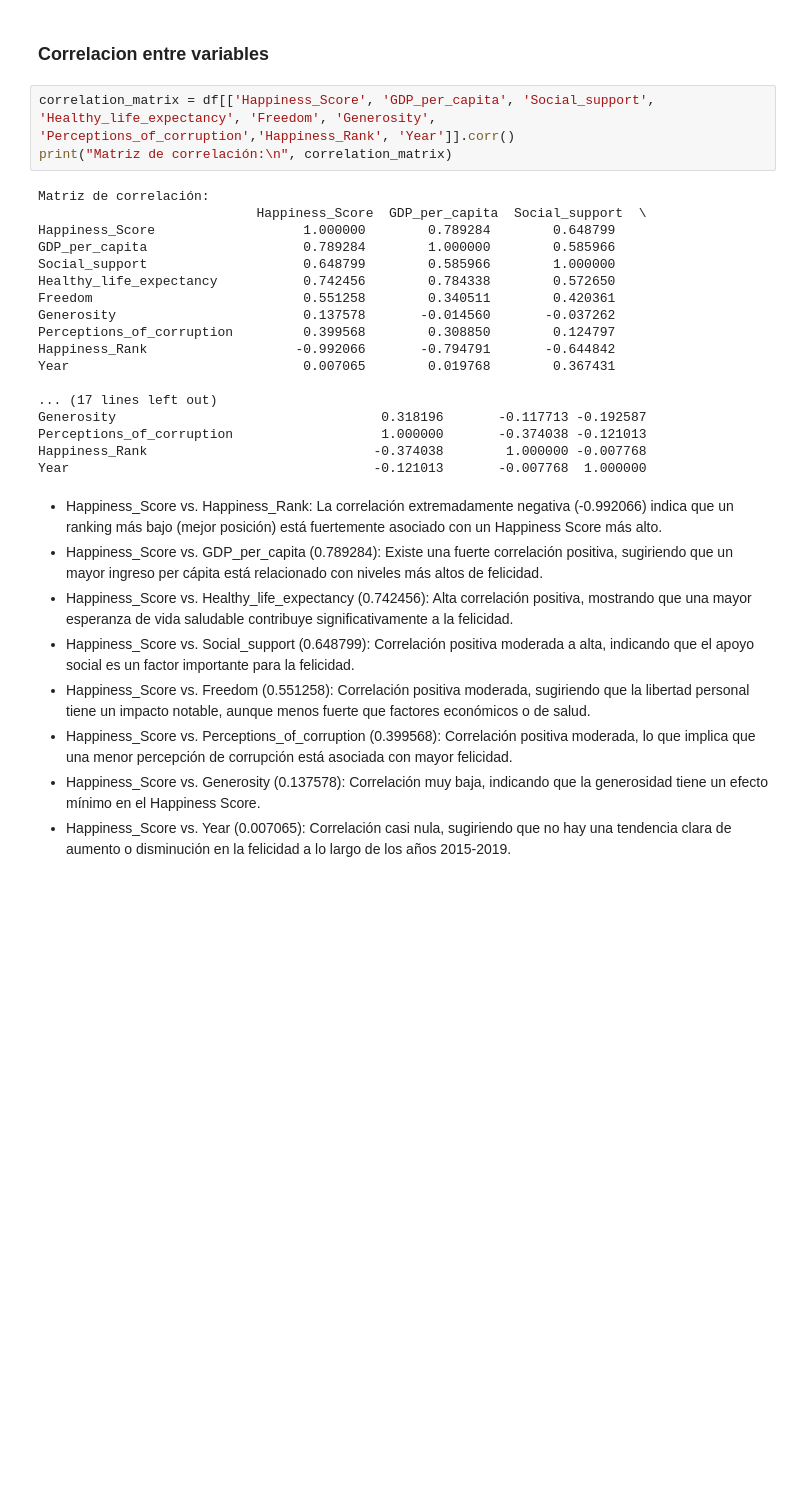
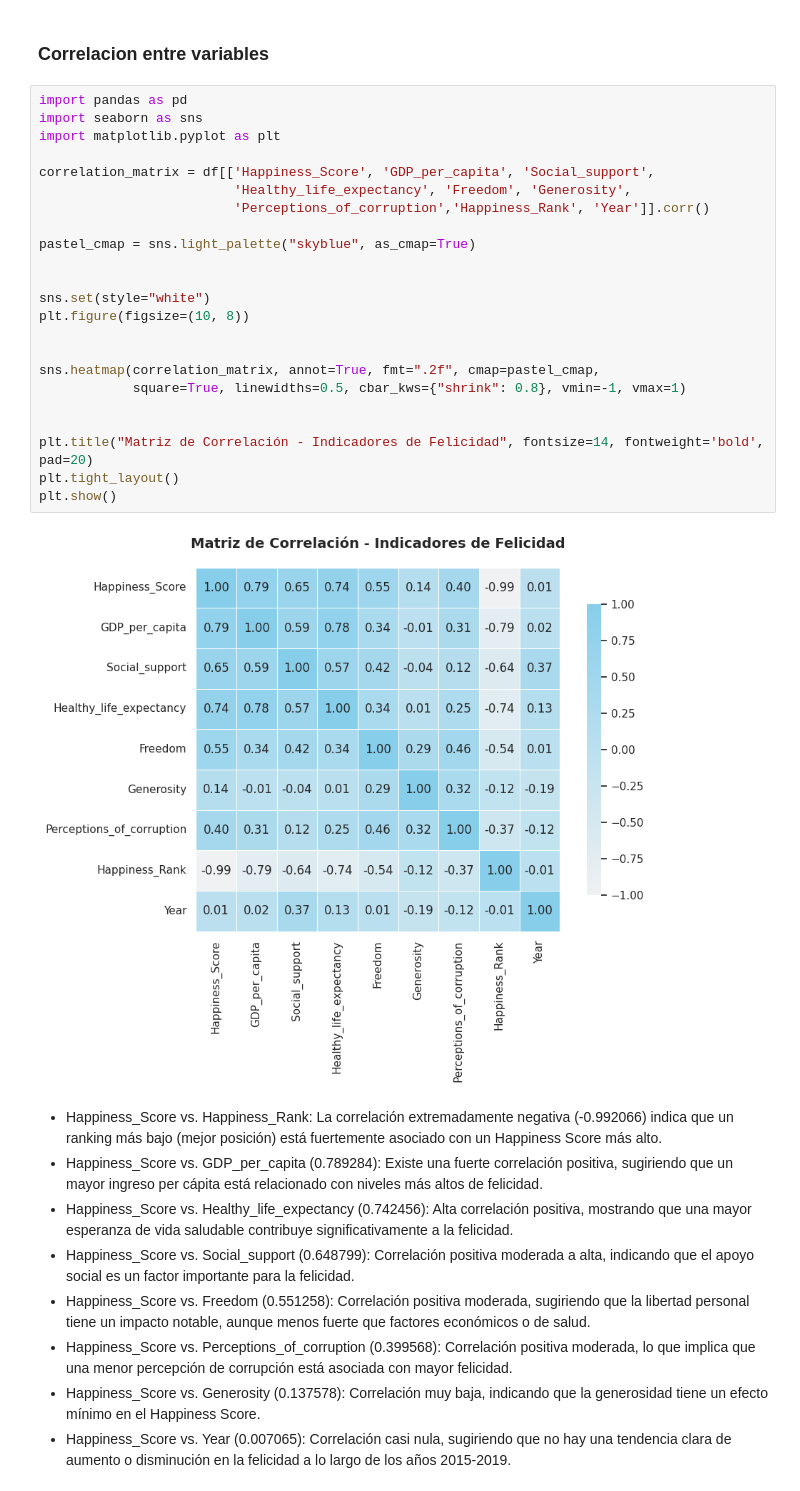
Before and after one commit to Michelburgos/Workshop-3, a Jupyter notebook: notebooks/001-EDA.ipynb, the cells around one changed output. Cells and saved outputs as stored; diff of their text form; blank space fills up the shorter version.

```diff
--- a/notebooks/001-EDA.ipynb
+++ b/notebooks/001-EDA.ipynb
@@ -701,26 +701,30 @@ df.describe()
 # %% [markdown]
 ### Correlacion entre variables
 # %%
-correlation_matrix = df[['Happiness_Score', 'GDP_per_capita', 'Social_support', 'Healthy_life_expectancy', 'Freedom', 'Generosity', 'Perceptions_of_corruption','Happiness_Rank', 'Year']].corr()
-print("Matriz de correlación:\n", correlation_matrix)
+import pandas as pd
+import seaborn as sns
+import matplotlib.pyplot as plt
+
+correlation_matrix = df[['Happiness_Score', 'GDP_per_capita', 'Social_support',
+                         'Healthy_life_expectancy', 'Freedom', 'Generosity',
+                         'Perceptions_of_corruption','Happiness_Rank', 'Year']].corr()
+
+pastel_cmap = sns.light_palette("skyblue", as_cmap=True)
+
+
+sns.set(style="white")
+plt.figure(figsize=(10, 8))
+
+
+sns.heatmap(correlation_matrix, annot=True, fmt=".2f", cmap=pastel_cmap,
+            square=True, linewidths=0.5, cbar_kws={"shrink": 0.8}, vmin=-1, vmax=1)
+
+
+plt.title("Matriz de Correlación - Indicadores de Felicidad", fontsize=14, fontweight='bold', pad=20)
+plt.tight_layout()
+plt.show()
 # %% [output]
-Matriz de correlación:
-                            Happiness_Score  GDP_per_capita  Social_support  \
-Happiness_Score                   1.000000        0.789284        0.648799
-GDP_per_capita                    0.789284        1.000000        0.585966
-Social_support                    0.648799        0.585966        1.000000
-Healthy_life_expectancy           0.742456        0.784338        0.572650
-Freedom                           0.551258        0.340511        0.420361
-Generosity                        0.137578       -0.014560       -0.037262
-Perceptions_of_corruption         0.399568        0.308850        0.124797
-Happiness_Rank                   -0.992066       -0.794791       -0.644842
-Year                              0.007065        0.019768        0.367431
-
-... (17 lines left out)
-Generosity                                  0.318196       -0.117713 -0.192587
-Perceptions_of_corruption                   1.000000       -0.374038 -0.121013
-Happiness_Rank                             -0.374038        1.000000 -0.007768
-Year                                       -0.121013       -0.007768  1.000000
+[figure, added]
 # %% [markdown]
 - Happiness_Score vs. Happiness_Rank: La correlación extremadamente negativa (-0.992066) indica que un ranking más bajo (mejor posición) está fuertemente asociado con un Happiness Score más alto.
 - Happiness_Score vs. GDP_per_capita (0.789284): Existe una fuerte correlación positiva, sugiriendo que un mayor ingreso per cápita está relacionado con niveles más altos de felicidad.
```
Also changed, not shown: parts of 1 cell of this notebook, 1 other file.
